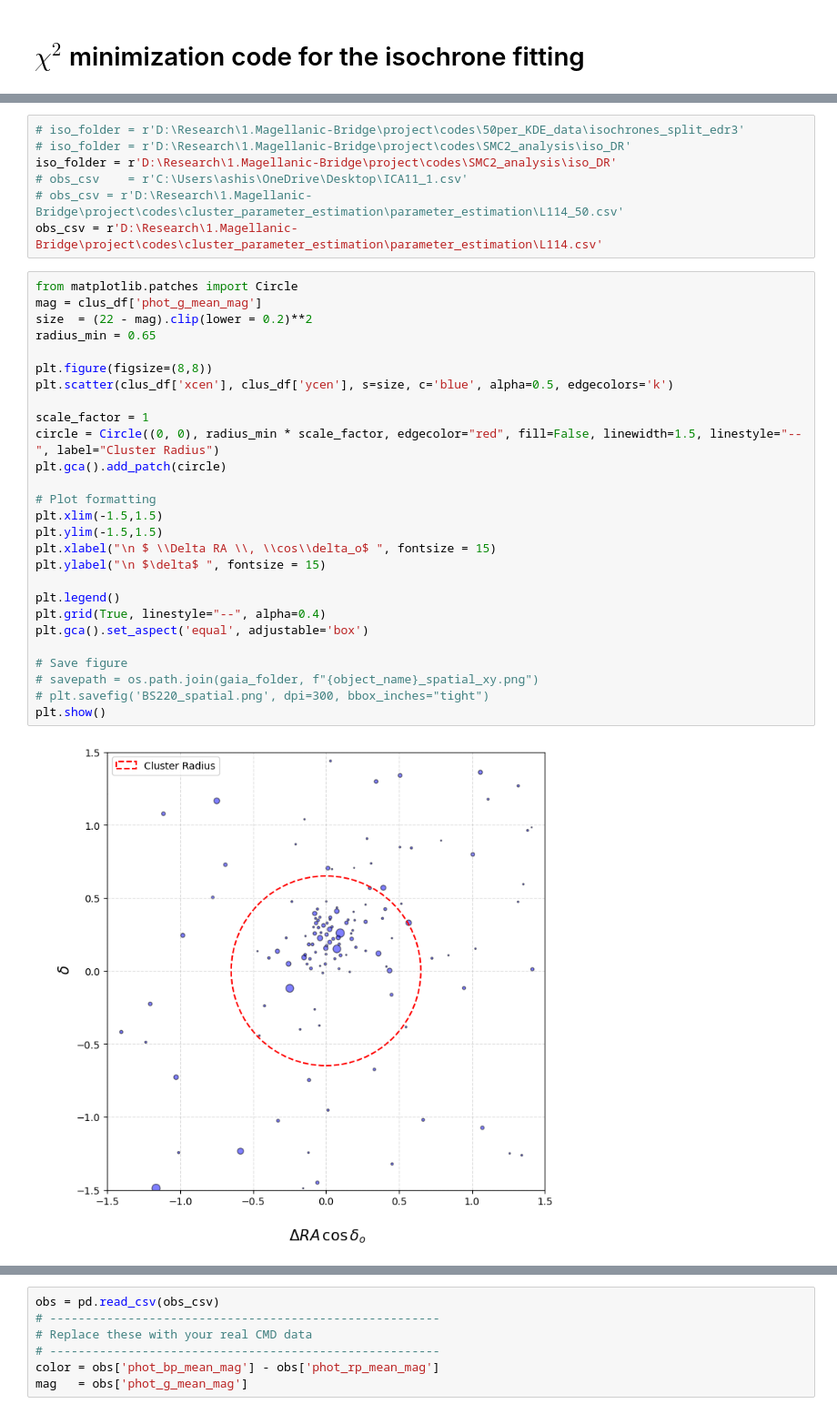
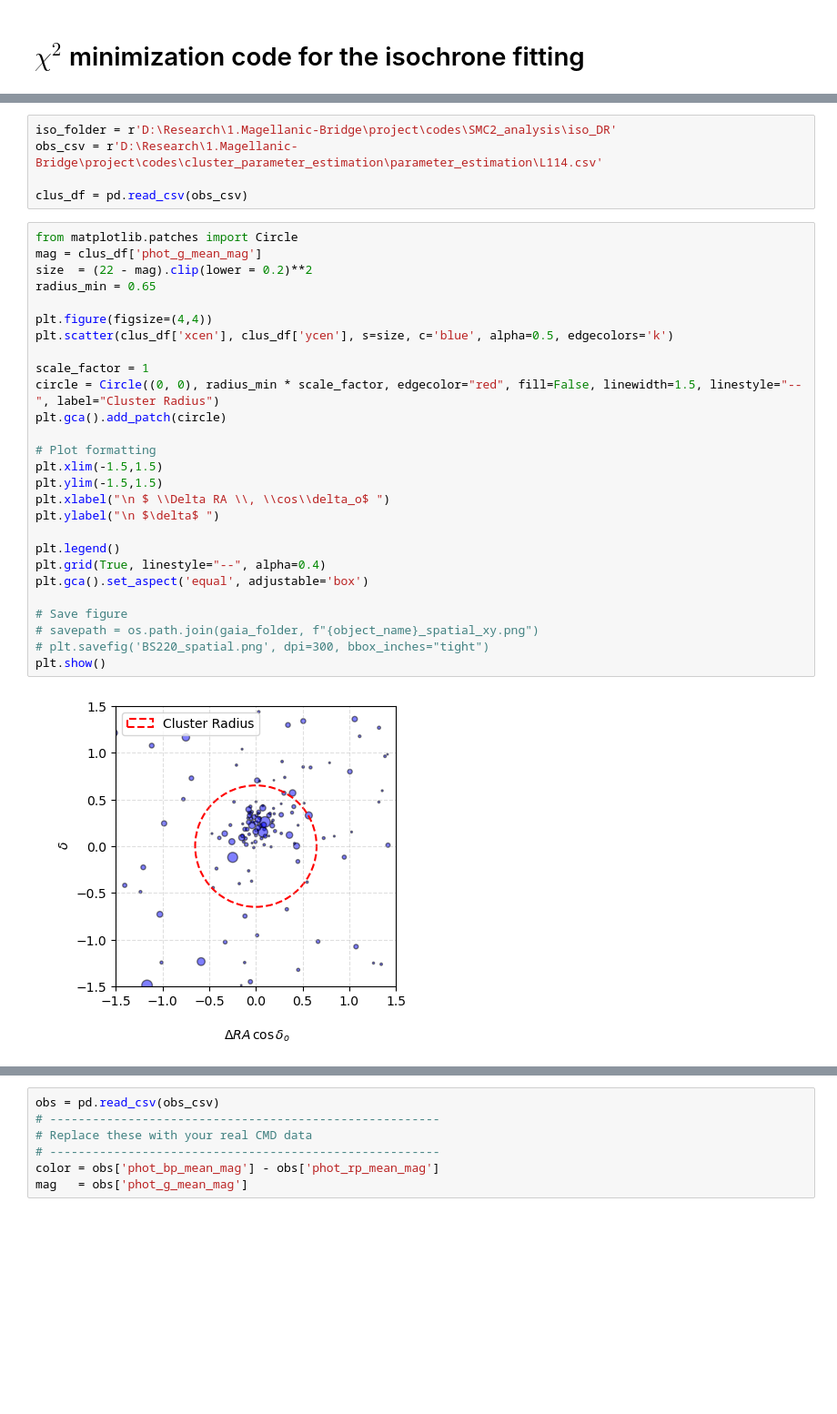
Before and after one commit to Ashish-Maindola/parameter, a Jupyter notebook: Parameter estimation.ipynb, the cells around one changed output, grey strips where cells are left out. Shown at 91% size. Cells and saved outputs as stored; diff of their text form; blank space fills up the shorter version.

Commit message:
new data

```diff
--- a/Parameter estimation.ipynb
+++ b/Parameter estimation.ipynb
@@ -42,39 +18,37 @@ from scipy.optimize import minimize
 # %%
-# iso_folder = r'D:\Research\1.Magellanic-Bridge\project\codes\50per_KDE_data\isochrones_split_edr3'
-# iso_folder = r'D:\Research\1.Magellanic-Bridge\project\codes\SMC2_analysis\iso_DR'
 iso_folder = r'D:\Research\1.Magellanic-Bridge\project\codes\SMC2_analysis\iso_DR'
-# obs_csv    = r'C:\Users\ashis\OneDrive\Desktop\ICA11_1.csv'
-# obs_csv = r'D:\Research\1.Magellanic-Bridge\project\codes\cluster_parameter_estimation\parameter_estimation\L114_50.csv'
 obs_csv = r'D:\Research\1.Magellanic-Bridge\project\codes\cluster_parameter_estimation\parameter_estimation\L114.csv'
+
+clus_df = pd.read_csv(obs_csv)
 # %%
 from matplotlib.patches import Circle
 mag = clus_df['phot_g_mean_mag']
 size  = (22 - mag).clip(lower = 0.2)**2
 radius_min = 0.65
 
-plt.figure(figsize=(8,8))
+plt.figure(figsize=(4,4))
 plt.scatter(clus_df['xcen'], clus_df['ycen'], s=size, c='blue', alpha=0.5, edgecolors='k')
 
 scale_factor = 1
 circle = Circle((0, 0), radius_min * scale_factor, edgecolor="red", fill=False, linewidth=1.5, linestyle="--", label="Cluster Radius")
 plt.gca().add_patch(circle)
 
 # Plot formatting
 plt.xlim(-1.5,1.5)
 plt.ylim(-1.5,1.5)
-plt.xlabel("\n $ \\Delta RA \\, \\cos\\delta_o$ ", fontsize = 15)
-plt.ylabel("\n $\delta$ ", fontsize = 15)
+plt.xlabel("\n $ \\Delta RA \\, \\cos\\delta_o$ ")
+plt.ylabel("\n $\delta$ ")
 
 plt.legend()
 plt.grid(True, linestyle="--", alpha=0.4)
 plt.gca().set_aspect('equal', adjustable='box')
 
 # Save figure
 # savepath = os.path.join(gaia_folder, f"{object_name}_spatial_xy.png")
 # plt.savefig('BS220_spatial.png', dpi=300, bbox_inches="tight")
 plt.show()
 # %% [output]
-[figure, old version]
+[figure, new version]
 # %%
 from astropy.coordinates import SkyCoord
 import astropy.units as u
```
Also changed, not shown: parts of 3 cells of this notebook.
